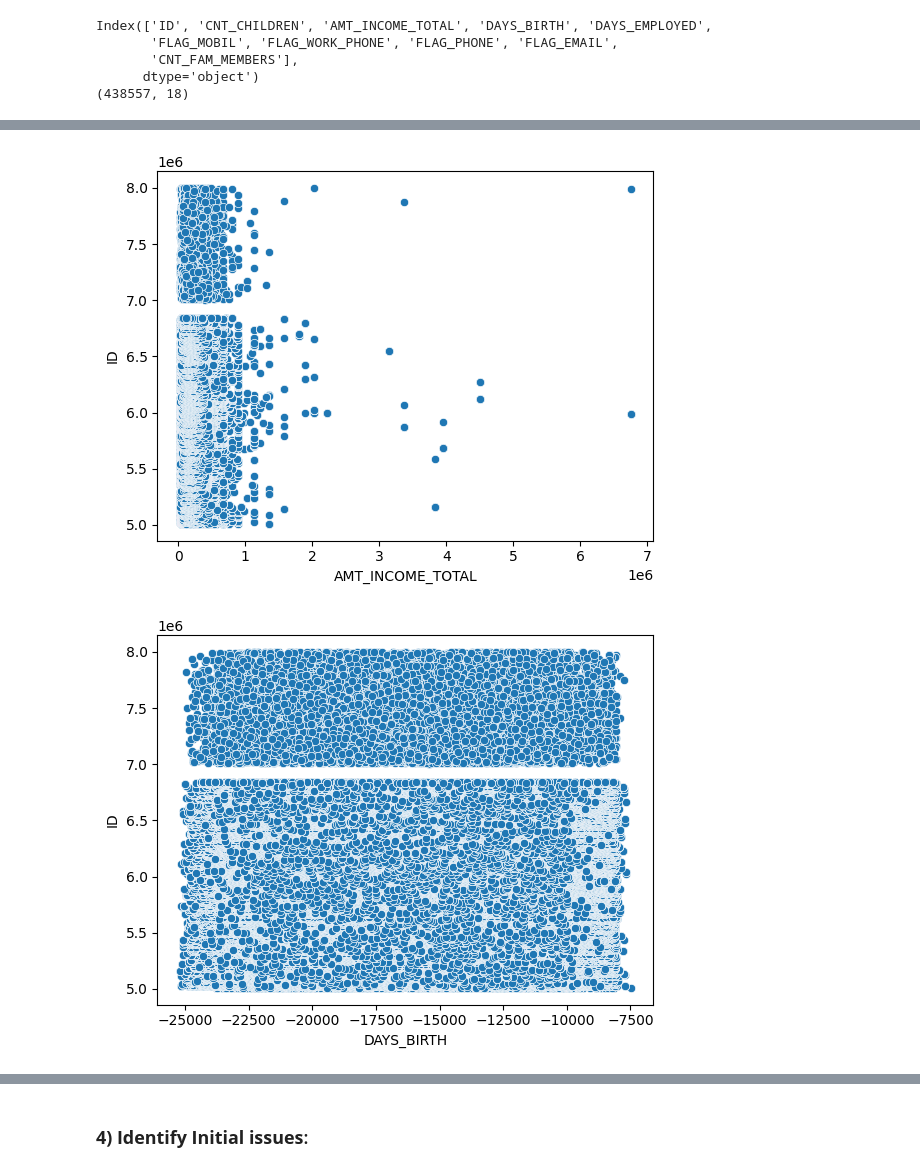
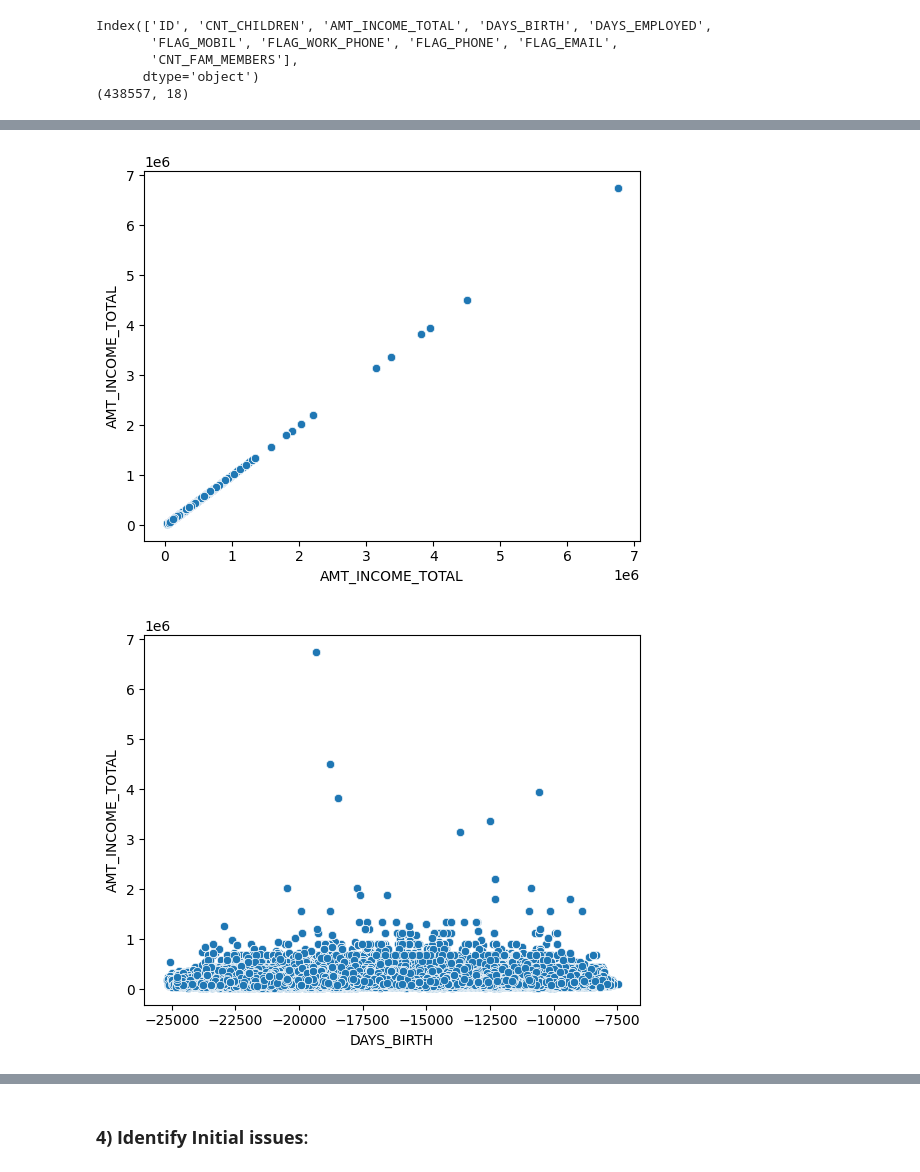
Before and after one commit to shahdcode/Credit-Card-Approval-Prediction, a Jupyter notebook: application_record_cleaning.ipynb, the cells around one changed output, grey strips where cells are left out. Saved outputs shown, nothing was run; the diff lists cells and outputs as text; code cells hidden in the pictures.

```diff
--- a/application_record_cleaning.ipynb
+++ b/application_record_cleaning.ipynb
@@ -138,7 +131,8 @@ Index(['ID', 'CNT_CHILDREN', 'AMT_INCOME_TOTAL', 'DAYS_BIRTH', 'DAYS_EMPLOYED',
       dtype='object')
 (438557, 18)
 # %%
+# ha5aleeh bel AMT_INCOME_TOTAL for know le8ayet ma nes2al el dr
 for i in numeric_columns:
-  sns.scatterplot(data=application_record, x =i,y = 'ID')
+  sns.scatterplot(data=application_record, x =i,y = 'AMT_INCOME_TOTAL')
   plt.show()
 # %% [output]
@@ -147,2 +141,2 @@ for i in numeric_columns:
-[figure, old version]
+[figure, new version]
-[figure, old version]
+[figure, new version]
```
Also changed, not shown: parts of 11 cells of this notebook.
